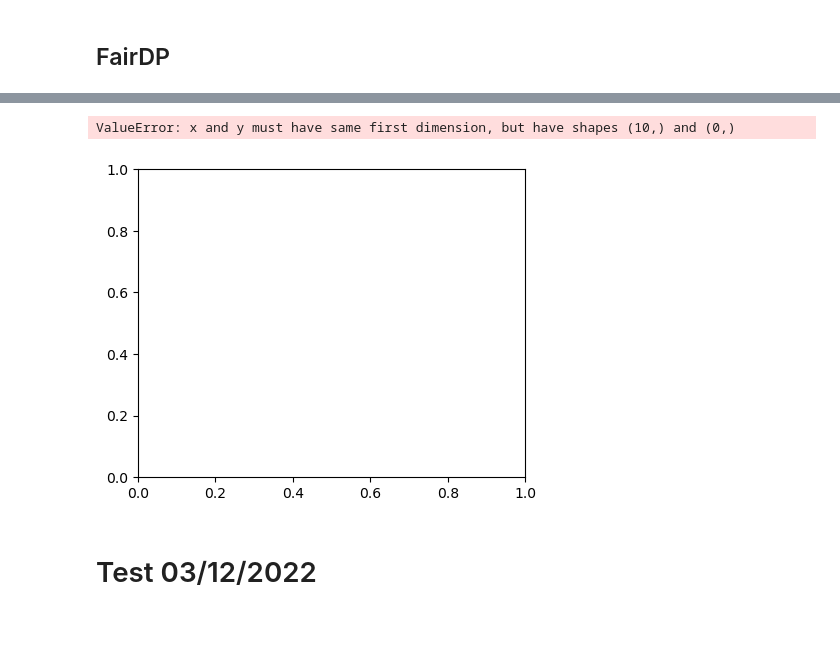
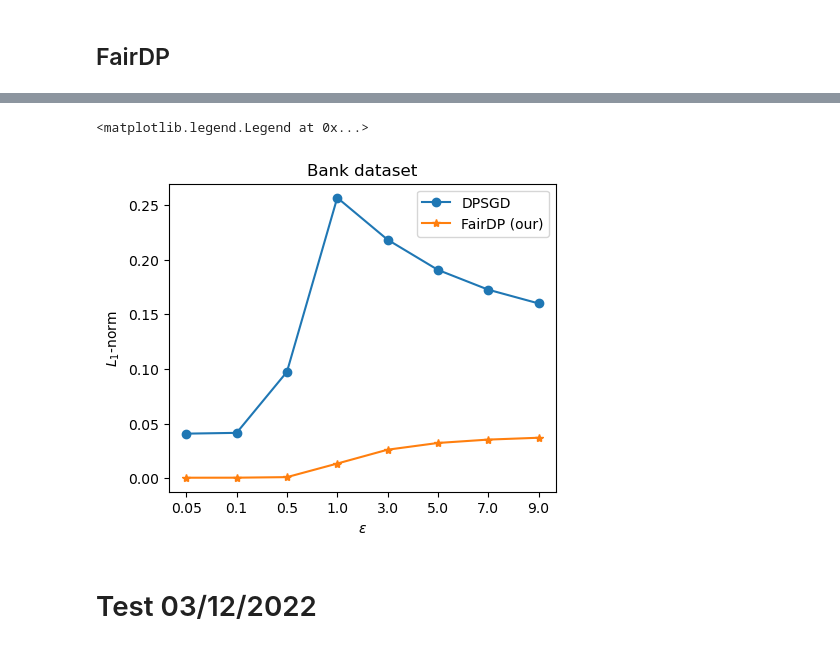
Before and after one commit to khangtran2020/FairDP, a Jupyter notebook: Error_Analysis.ipynb, the cells around one changed output, grey strips where cells are left out. Saved outputs shown, nothing was run; the diff lists cells and outputs as text; code cells hidden in the pictures.

```diff
--- a/Error_Analysis.ipynb
+++ b/Error_Analysis.ipynb
@@ -1177,12 +1270,15 @@ plt.legend()
+# %%
+model_male = NormLogit(16, 2, 1)
+model_female = NormLogit(16, 2, 1)
+global_model = NormLogit(16, 2,1)
+global_model_ = NormLogit(16, 2,1)
 # %%
-plt.plot(range(len(epsilon)), performance, '-*', label = 'empirical results')
-plt.plot(range(len(epsilon)), performance, '-*', label = 'empirical results')
-# plt.plot(range(len(epsilon)), np.ones(len(epsilon))*0.964, '-o', label = 'no-DP')
-plt.ylabel(r'$L_1$-norm')
-plt.xlabel(r'$\epsilon$')
-plt.title('Bank dataset')
-plt.xticks(range(len(epsilon)), epsilon)
-plt.legend()
+model_path = 'results/models/'
+model_name = os.listdir(model_path)
+ns_date = {}
+for ns in noise_scale:
+    date = []
+    for i, file in enumerate(model_name):
+        if ('bank_' in file) and ('sigma_{}'.format(ns) in file) and ('fairdp_track' in file):
+            date.append('_'.join(file.split('_')[-2:]))
+    ns_date[ns] = set(date)
-# %% [output]
-ValueError: x and y must have same first dimension, but have shapes (10,) and (0,)
-[figure, removed]
@@ -1189,3 +1343,46 @@ ValueError: x and y must have same first dimension, but have shapes (10,) and (0
+# %%
+disp_imp_fairdp = []
+disp_imp_dpsgd = []
+for ns in noise_scale:
+    date = ns_date[ns]
+    disp = 0
+    disp_dpsgd = 0
+    num_file = 0
+    for d in date:
+        model_female.load_state_dict(torch.load('results/models/female_bank_fairdp_track_fold_0_sigma_{}_C_2.0_epochs_1250_{}'.format(ns, d), map_location='cpu'))
+        model_male.load_state_dict(torch.load('results/models/male_bank_fairdp_track_fold_0_sigma_{}_C_2.0_epochs_1250_{}'.format(ns, d), map_location='cpu'))
+        global_model.load_state_dict(torch.load('results/models/bank_fairdp_track_fold_0_sigma_{}_C_2.0_epochs_1250_{}'.format(ns, d), map_location='cpu'))
+        male_norm, female_norm = disperate_impact(male_loader=male_loader, female_loader=female_loader, global_model = global_model, male_model = model_male, female_model = model_female, num_male=117, num_female=1333)
+        disp += max(male_norm, female_norm)
+        disp_ = 0
+        num_file_ = 0
+        for file in model_name:
+            if ('dpsgd' in file) and ('sigma_{}'.format(ns) in file):
+                global_model_.load_state_dict(torch.load('results/models/{}'.format(file), map_location='cpu'))
+                male_norm, female_norm = disperate_impact(male_loader=male_loader, female_loader=female_loader, global_model = global_model_, male_model = model_male, female_model = model_female, num_male=117, num_female=1333)
+                disp_ += max(male_norm, female_norm)
+                num_file_ += 1
+        disp_dpsgd += disp_/num_file_
+        num_file += 1
+    # print(disp/num_file)
+    disp_imp_fairdp.append(disp/num_file)
+    disp_imp_dpsgd.append(disp_dpsgd/num_file)
+# %%
+plt.plot(range(len(epsilon)), disp_imp_dpsgd, '-o', label = 'DPSGD')
+# plt.plot(range(len(epsilon)), performance_func, '--o', label = 'Functional')
+plt.plot(range(len(epsilon)), disp_imp_fairdp, '-*', label = 'FairDP (our)')
+
+# plt.plot(range(len(epsilon)), equal_odd, '-*', label = 'equal_odd')
+# plt.plot(range(len(epsilon)), dis_imp, '-*', label = 'dis_imp')
+# plt.plot(range(len(epsilon)), np.ones(len(epsilon))*0.964, '-o', label = 'no-DP')
+plt.ylabel(r'$L_1$-norm')
+plt.xlabel(r'$\epsilon$')
+plt.title('Bank dataset')
+plt.xticks(range(len(epsilon)), epsilon)
+plt.legend()
+# %% [output]
+<matplotlib.legend.Legend at 0x...>
+[figure, added]
 # %% [markdown]
 # Test 03/12/2022
 # %%
```
Also changed, not shown: parts of 13 cells of this notebook, 1 other file.
